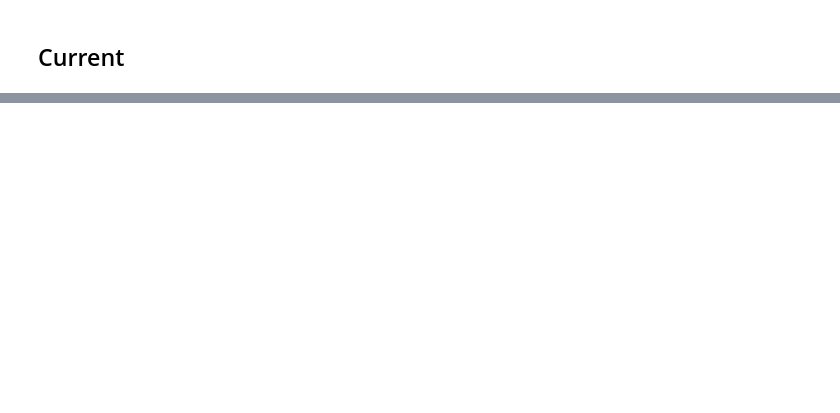
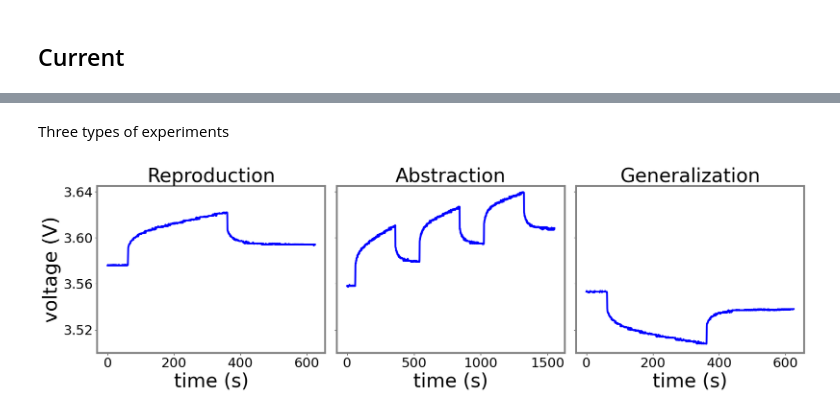
Before and after one commit to Energy-Theory-Guided-Data-Science/Battery-System, a Jupyter notebook: Battery-System/notebooks/features/fobss_preprocessing_script.ipynb, the cells around one changed output, grey strips where cells are left out. Saved outputs shown, nothing was run; the diff lists cells and outputs as text; code cells hidden in the pictures; blank space fills up the shorter version.

Commit message:
Experiments for reproducibility

```diff
--- a/Battery-System/notebooks/features/fobss_preprocessing_script.ipynb
+++ b/Battery-System/notebooks/features/fobss_preprocessing_script.ipynb
@@ -265,41 +391,77 @@ plt.plot(np.arange(size)[::subsample_fac]*0.25, volt, color='b')
+# %% [markdown]
+Three types of experiments
 # %%
-fig,_ = plt.subplots(figsize=(20,5))
+fig,_ = plt.subplots(figsize=(21,5))
+
+fontsize = 32
+tick_fontsize = 22
+linewidth = 3
+plotwidth = 3
 
 axe = plt.subplot(1,3,1)
 axe.set_ylim(3.5, 3.645)
 volt = np.loadtxt('../../data/raw/fobss_data/data/Profile 10A/cells/Slave_0_Cell_Voltages.csv', delimiter=';')
 volt = volt[:,4]
 volt = volt[:2500]
 volt = subsample(volt, subsample_fac)
 volt = smooth(volt, smooth_fac)
-plt.ylabel("voltage (V)", fontsize=20)
-plt.title("Reproduction", fontsize=20)
-plt.xlabel("time (s)", fontsize=20)
+plt.ylabel("voltage (V)", fontsize=fontsize)
+plt.title("Reproduction", fontsize=fontsize)
+plt.xlabel("time (s)", fontsize=fontsize)
 size = volt.shape[0] * subsample_fac
-plt.plot(np.arange(size)[::subsample_fac]*0.25, volt, color='b')
+plt.plot(np.arange(size)[::subsample_fac]*0.25, volt, color='b', linewidth=plotwidth)
+plt.xticks(fontsize=tick_fontsize)
+plt.yticks(fontsize=tick_fontsize)
+axe.xaxis.set_major_locator(plt.MaxNLocator(4))
+axe.yaxis.set_major_locator(plt.MaxNLocator(4))
+for pos in ['top', 'bottom', 'right', 'left']:
+    axe.spines[pos].set_edgecolor("grey")
+    axe.spines[pos].set_linewidth(linewidth)
+
 
 axe = plt.subplot(1,3,2)
 axe.set_ylim(3.5, 3.645)
+axe.yaxis.set_ticklabels([])
 volt = np.loadtxt('../../data/raw/fobss_data/data/Profile 10A 3x/cells/Slave_0_Cell_Voltages.csv', delimiter=';')
 volt = volt[:,4]
 volt = subsample(volt, subsample_fac)
 volt = smooth(volt, smooth_fac)
 size = volt.shape[0] * subsample_fac
-plt.plot(np.arange(size)[::subsample_fac]*0.25, volt, color='b')
-plt.ylabel("voltage (V)", fontsize=20)
-plt.title("Abstraction", fontsize=20)
+plt.plot(np.arange(size)[::subsample_fac]*0.25, volt, color='b', linewidth=plotwidth)
+#plt.ylabel("voltage (V)", fontsize=fontsize)
+plt.title("Abstraction", fontsize=fontsize)
+plt.xticks(fontsize=tick_fontsize)
+axe.xaxis.set_major_locator(plt.MaxNLocator(4))
+axe.yaxis.set_major_locator(plt.MaxNLocator(4))
+for pos in ['top', 'bottom', 'right', 'left']:
+    axe.spines[pos].set_edgecolor("grey")
+    axe.spines[pos].set_linewidth(linewidth)
 
-plt.xlabel("time (s)", fontsize=20)
+
+plt.xlabel("time (s)", fontsize=fontsize)
 
 axe = plt.subplot(1,3,3)
 axe.set_ylim(3.5, 3.645)
+axe.yaxis.set_ticklabels([])
 volt = np.loadtxt('../../data/raw/fobss_data/data/Profile -10A/cells/Slave_0_Cell_Voltages.csv', delimiter=';')
 volt = volt[:,4]
 volt = volt[:2500]
 volt = subsample(volt, subsample_fac)
 volt = smooth(volt, smooth_fac)
 size = volt.shape[0] * subsample_fac
-plt.plot(np.arange(size)[::subsample_fac]*0.25, volt, color='b')
-plt.ylabel("voltage (V)", fontsize=20)
-plt.xlabel("time (s)", fontsize=20)
-plt.title("Generalization", fontsize=20)
+plt.plot(np.arange(size)[::subsample_fac]*0.25, volt, color='b', linewidth=plotwidth)
+#plt.ylabel("voltage (V)", fontsize=fontsize)
+plt.xlabel("time (s)", fontsize=fontsize)
+plt.title("Generalization", fontsize=fontsize)
+plt.xticks(fontsize=tick_fontsize)
+axe.xaxis.set_major_locator(plt.MaxNLocator(4))
+axe.yaxis.set_major_locator(plt.MaxNLocator(4))
+for pos in ['top', 'bottom', 'right', 'left']:
+    axe.spines[pos].set_edgecolor("grey")
+    axe.spines[pos].set_linewidth(linewidth)
+
+fig.subplots_adjust(wspace=0.05, hspace=0.1)
+
+plt.savefig('test_profiles.pdf', bbox_inches='tight')
+# %% [output]
+[figure, added]
```
Also changed, not shown: parts of 12 cells of this notebook, 42 other files.
